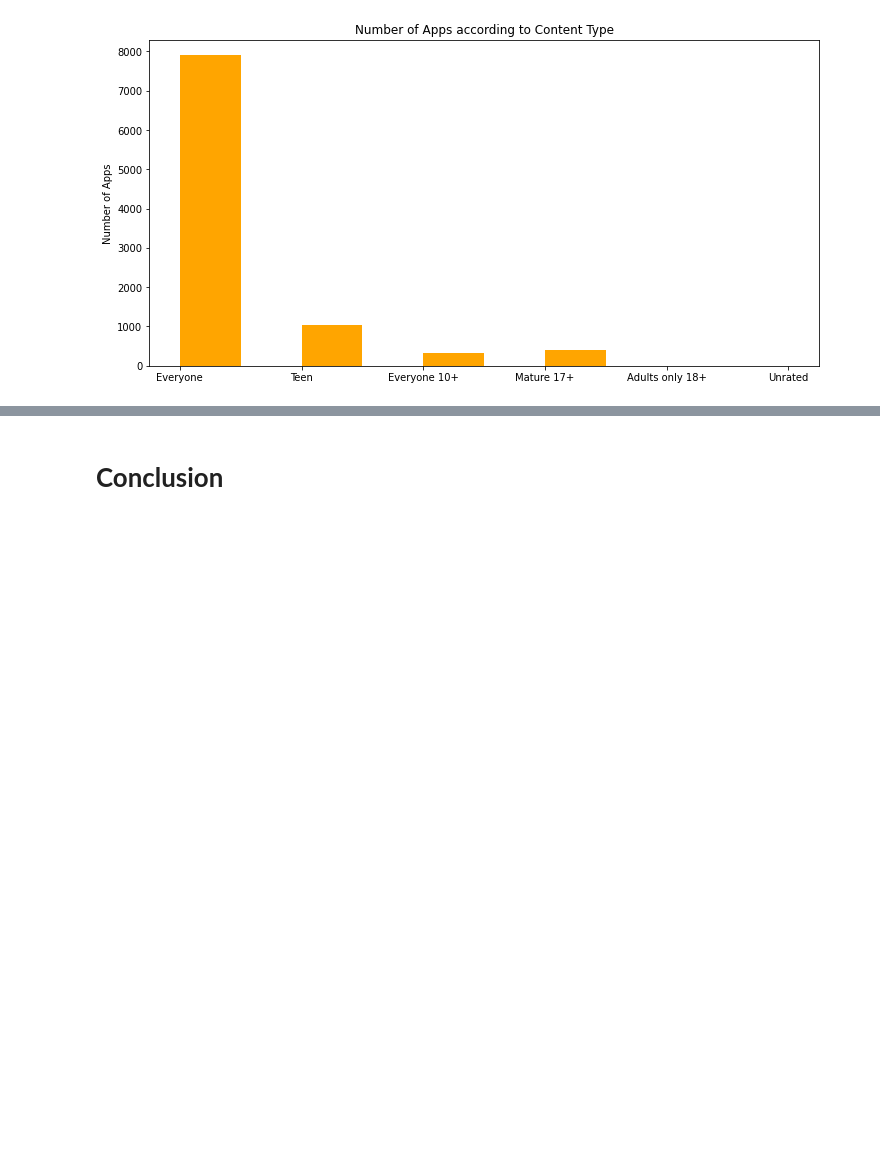
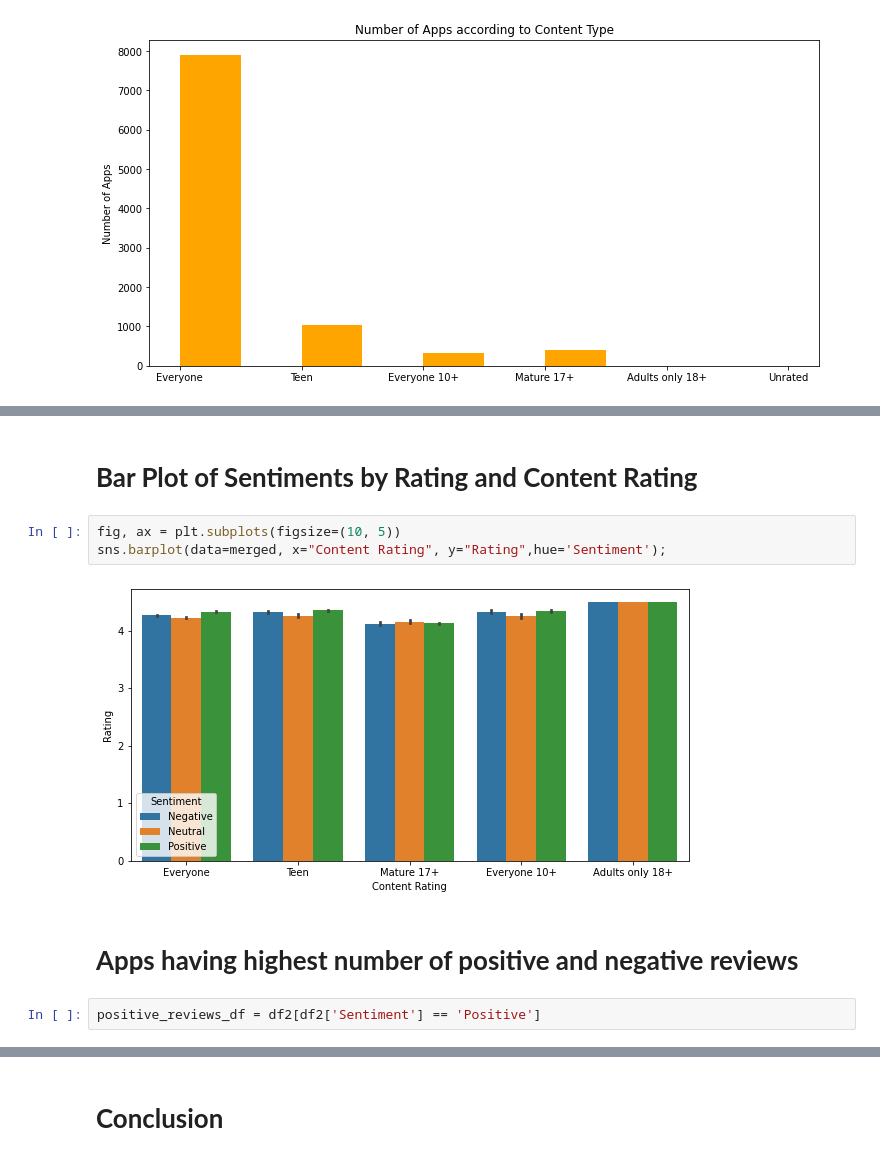
Before and after one commit to sarodeshreyash/Play-Store-App-Review-Analysis, a Jupyter notebook: Play_Store_App_Review_Analysis_Capstone_Project.ipynb, the cells around one changed output, grey strips where cells are left out. Drawn from its saved outputs; the diff is of its cells as text; blank space fills up the shorter version.

```diff
--- a/Play_Store_App_Review_Analysis_Capstone_Project.ipynb
+++ b/Play_Store_App_Review_Analysis_Capstone_Project.ipynb
@@ -607,0 +735,11 @@ fig.savefig('Number of Apps according to Content Type')
+# %% [markdown]
+# **Bar Plot of Sentiments by Rating and Content Rating**
+# %%
+fig, ax = plt.subplots(figsize=(10, 5))
+sns.barplot(data=merged, x="Content Rating", y="Rating",hue='Sentiment');
+# %% [output]
+[figure, added]
+# %% [markdown]
+# **Apps having highest number of positive and negative reviews**
+# %%
+positive_reviews_df = df2[df2['Sentiment'] == 'Positive']
```
Also changed, not shown: parts of 56 cells of this notebook.
